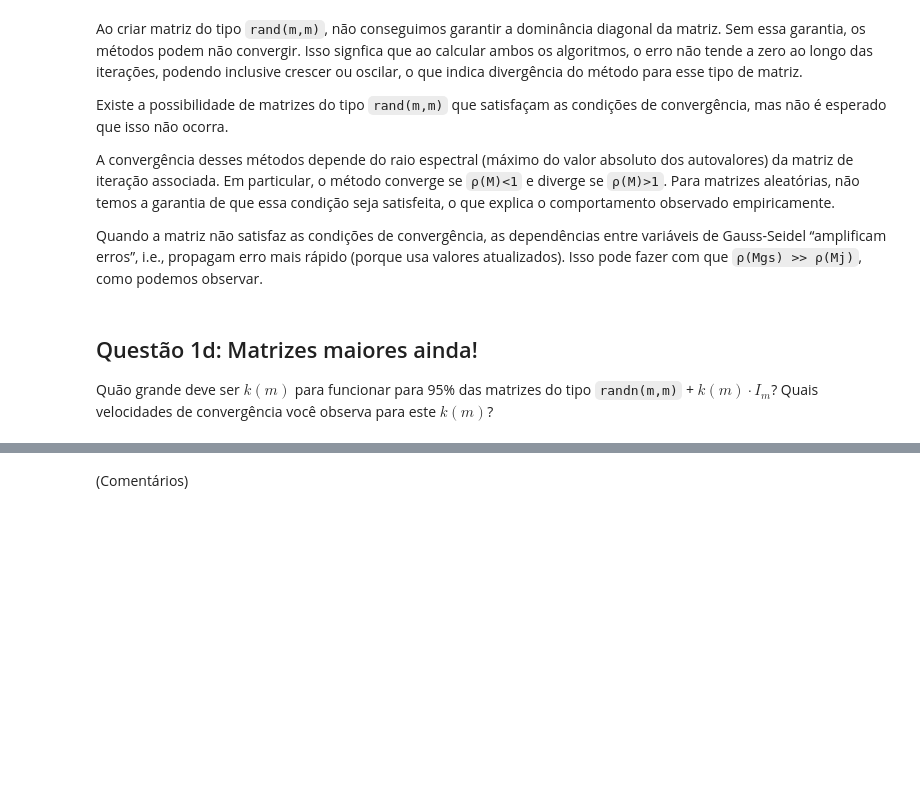
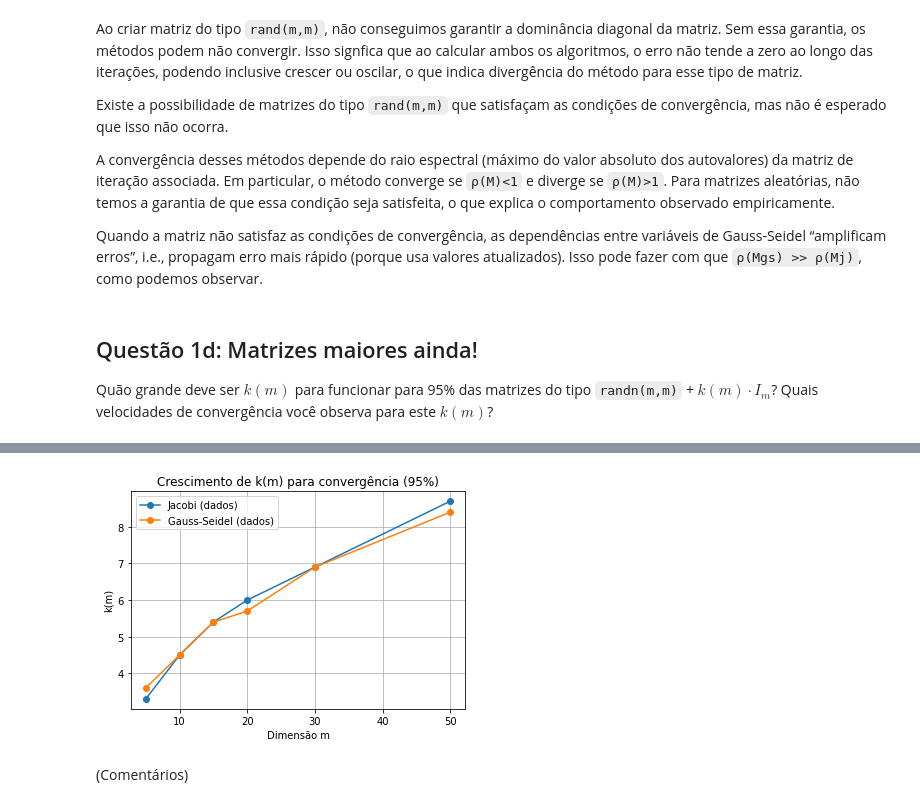
Before and after one commit to aliicerabello/fgv-aln-projeto2, a Jupyter notebook: Projeto2.ipynb, the cells around one changed output, grey strips where cells are left out. Drawn from its saved outputs; the diff is of its cells as text; code cells hidden in the pictures; blank space fills up the shorter version.

```diff
--- a/Projeto2.ipynb
+++ b/Projeto2.ipynb
@@ -541,4 +532,90 @@ Quando a matriz não satisfaz as condições de convergência, as dependências
 ## Questão 1d: Matrizes maiores ainda!
 Quão grande deve ser $k(m)$ para funcionar para 95\% das matrizes do tipo `randn(m,m)` + $ k(m) \cdot I_m$?  Quais velocidades de convergência você observa para este $k(m)$?
 # %%
-# Código (gerando possivelmente gráficos ou tabelas)
+def convergiu_metodo(metodo, A, b, tol=1e-8, max_iter=1000): #verifica se a matriz converge p determinado metodo
+    erros = metodo(A, b, tol, max_iter, verbose=False)
+
+    if len(erros) == 0:
+        return False
+
+    # convergiu se último erro < tol
+    return erros[-1] < tol
+
+def gerar_A(m, k):
+    A = np.random.randn(m, m)
+    A += k * np.eye(m)
+    return A
+
+
+def taxa_convergencia(m, k, metodo, N=100):
+    #dado o k, conta a qtt de vezes que converge/total de testes(N)
+    count = 0
+
+    for _ in range(N):
+        A = gerar_A(m, k)
+        x_real = np.random.randn(m)
+        b = A @ x_real
+
+        if convergiu_metodo(metodo, A, b):
+            count += 1
+
+    return count / N
+
+def encontrar_k(m, metodo, alvo=0.95, N=100):
+    k = 0.0
+    passo = 0.3
+
+    while True:
+        taxa = taxa_convergencia(m, k, metodo, N)
+        print(f"m={m}, k={k:.2f}, taxa={taxa:.2f}")
+
+        if taxa >= alvo:
+            return k
+
+        k += passo
+
+ms = [5, 10, 15, 20, 30, 50]
+ks_jacobi = []
+ks_gs = []
+
+for m in ms:
+    print(f"\n===== m = {m} =====")
+
+    k_j = encontrar_k(m, jacobi)
+    print(f"k_jacobi ≈ {k_j}")
+    ks_jacobi.append(k_j)
+
+
+    k_gs = encontrar_k(m, gauss_seidel)
+    print(f"k_gs ≈ {k_gs}")
+    ks_gs.append(k_gs)
+
+
+# dados
+ms = np.array(ms)
+ks_jacobi = np.array(ks_jacobi)
+ks_gs = np.array(ks_gs)
+
+# ajuste linear (reta)
+coef_j = np.polyfit(ms, ks_jacobi, 1)
+coef_gs = np.polyfit(ms, ks_gs, 1)
+
+reta_j = np.poly1d(coef_j)
+reta_gs = np.poly1d(coef_gs)
+
+# gráfico
+plt.figure()
+
+plt.plot(ms, ks_jacobi, marker='o', label='Jacobi (dados)')
+plt.plot(ms, ks_gs, marker='o', label='Gauss-Seidel (dados)')
+
+
+plt.xlabel("Dimensão m")
+plt.ylabel("k(m)")
+plt.title("Crescimento de k(m) para convergência (95%)")
+
+plt.legend()
+plt.grid()
+
+plt.show()
+# %% [output]
@@ -545,3 +639,4 @@ Quão grande deve ser $k(m)$ para funcionar para 95\% das matrizes do tipo `rand
+[figure, added]
 # %% [markdown]
 (Comentários)
 # %% [markdown]
```
Also changed, not shown: parts of 8 cells of this notebook.
